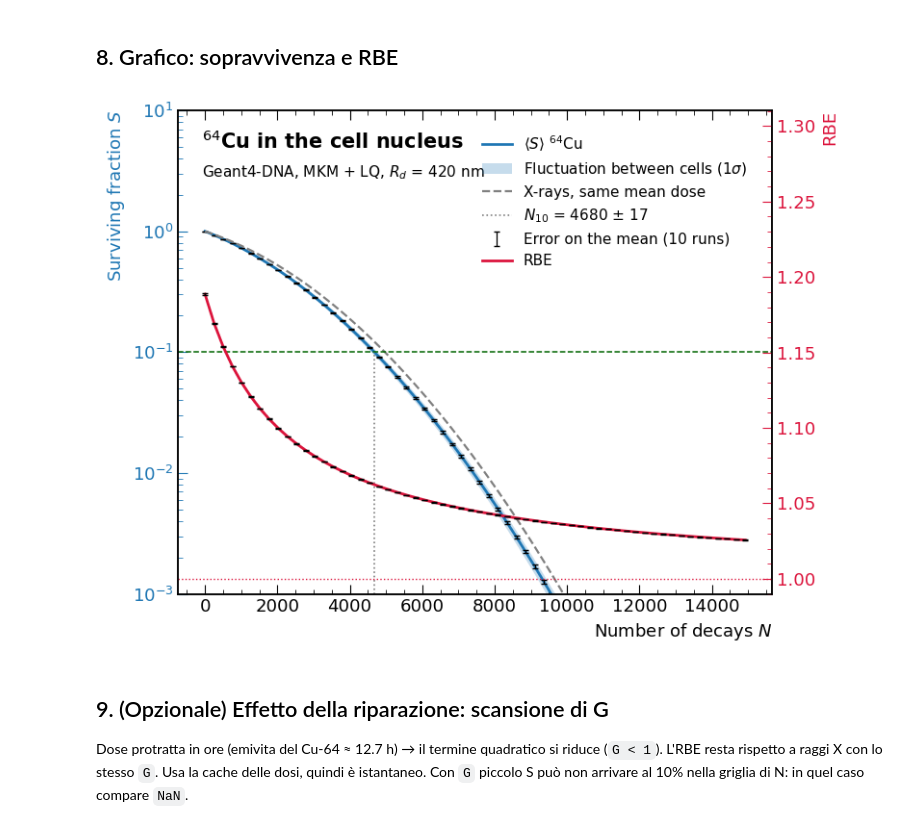
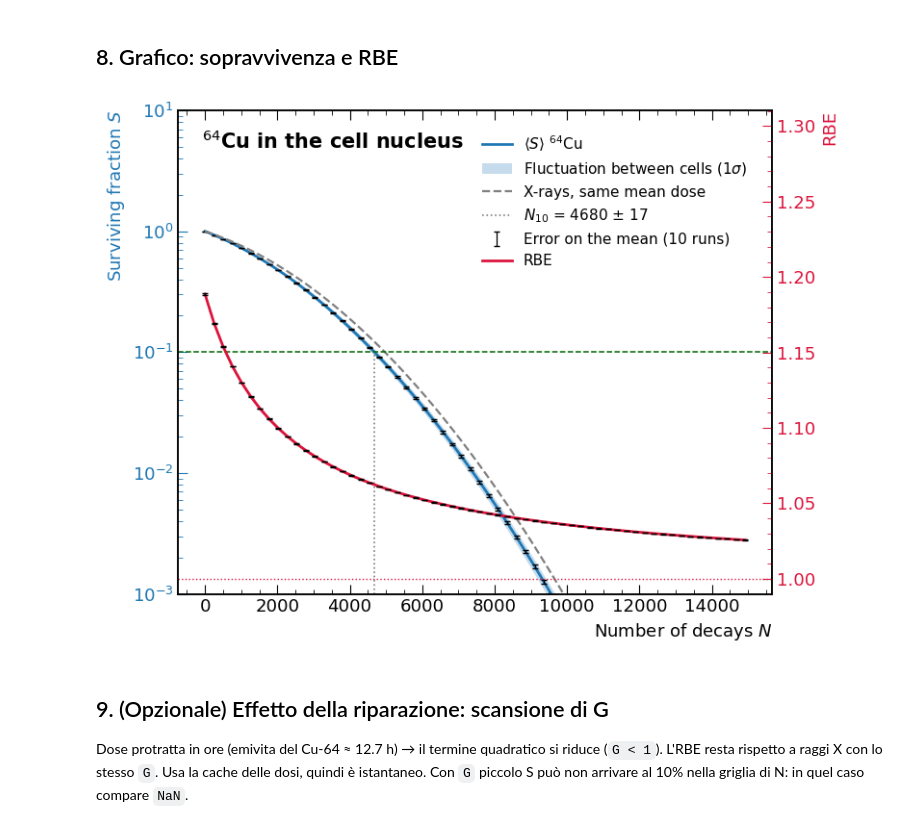
Before and after one commit to michelepascazio28-dot/Rame, a Jupyter notebook: Analisi_Cu64.ipynb, the cells around one changed output. Drawn from its saved outputs; the diff is of its cells as text; code cells hidden in the pictures.

```diff
--- a/Analisi_Cu64.ipynb
+++ b/Analisi_Cu64.ipynb
@@ -319,11 +335,8 @@ def cern_axes(ax, right=True):
     ax.tick_params(which="minor", length=3.5)
 
 def label_box(ax):
-    """Etichetta nell'angolo in alto a sinistra, come nei plot degli esperimenti."""
     ax.text(0.04, 0.96, r"$^{64}$Cu in the cell nucleus", transform=ax.transAxes,
             fontsize=15, fontweight="bold", va="top")
-    ax.text(0.04, 0.89, rf"Geant4-DNA, MKM + LQ, $R_d$ = {R_d * 1000:.0f} nm",
-            transform=ax.transAxes, fontsize=11, va="top")
 
 def draw_S(ax):
     ax.plot(ns, a["S"], color=blue, lw=2, label=r"$\langle S\rangle$ $^{64}$Cu")
@@ -366,34 +379,34 @@ with plt.rc_context(STYLE):
         h1, l1 = ax.get_legend_handles_labels()
         h2, l2 = ax_r.get_legend_handles_labels()
         ax.legend(h1 + h2, l1 + l2, loc="upper right", bbox_to_anchor=(0.98, 0.98))
         fig.tight_layout()
         fig.savefig("cu64_S_RBE.png", dpi=200, bbox_inches="tight")
         plt.show()
 
     else:
         fig1, ax1 = plt.subplots(figsize=(7, 5.5))
         draw_S(ax1)
         cern_axes(ax1)
         ax1.set_xlabel(xlab, loc="right")
         ax1.set_ylabel(r"Surviving fraction $S$", loc="top")
         label_box(ax1)
         ax1.legend(loc="upper right", bbox_to_anchor=(0.98, 0.98))
         fig1.tight_layout()
         fig1.savefig("S_N.png", dpi=200, bbox_inches="tight")
         plt.show()
 
         fig2, ax2 = plt.subplots(figsize=(7, 5.5))
         draw_RBE(ax2, labelled=True)
         cern_axes(ax2)
         ax2.set_xlabel(xlab, loc="right")
         ax2.set_ylabel("RBE", loc="top")
         label_box(ax2)
         ax2.legend(loc="upper right", bbox_to_anchor=(0.98, 0.98))
         fig2.tight_layout()
         fig2.savefig("RBE_N.png", dpi=200, bbox_inches="tight")
         plt.show()
 # %% [output]
-[figure, old version]
+[figure, new version]
 # %% [markdown]
 ## 9. (Opzionale) Effetto della riparazione: scansione di G
 Dose protratta in ore (emivita del Cu-64 ≈ 12.7 h) → il termine quadratico si riduce (`G < 1`). L'RBE resta rispetto a raggi X con lo stesso `G`.
```
Also changed, not shown: parts of 1 cell of this notebook, 4 other files.
